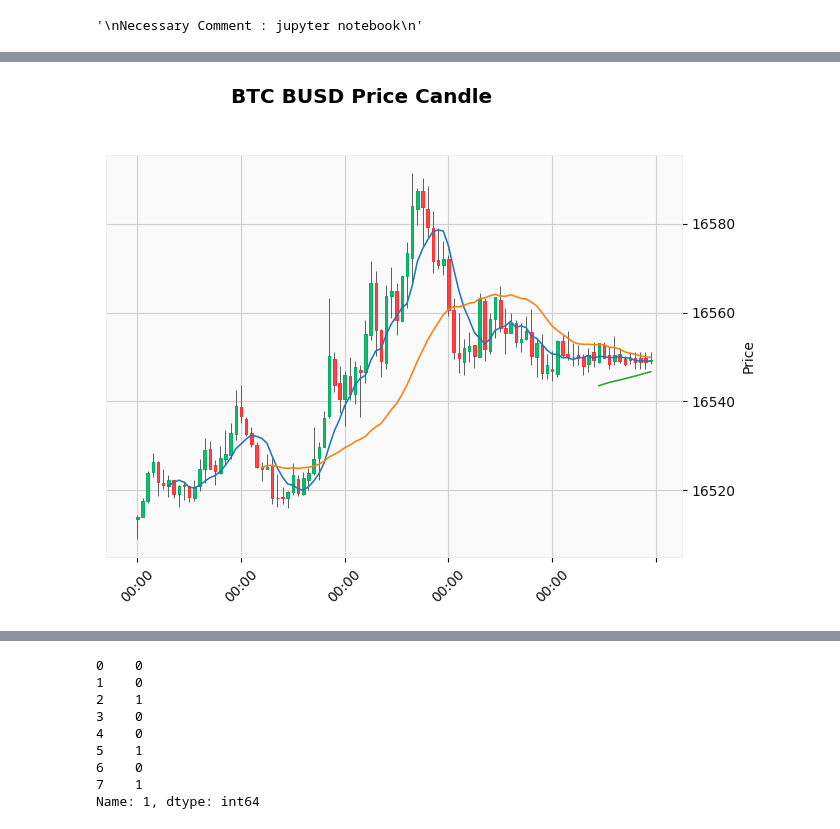
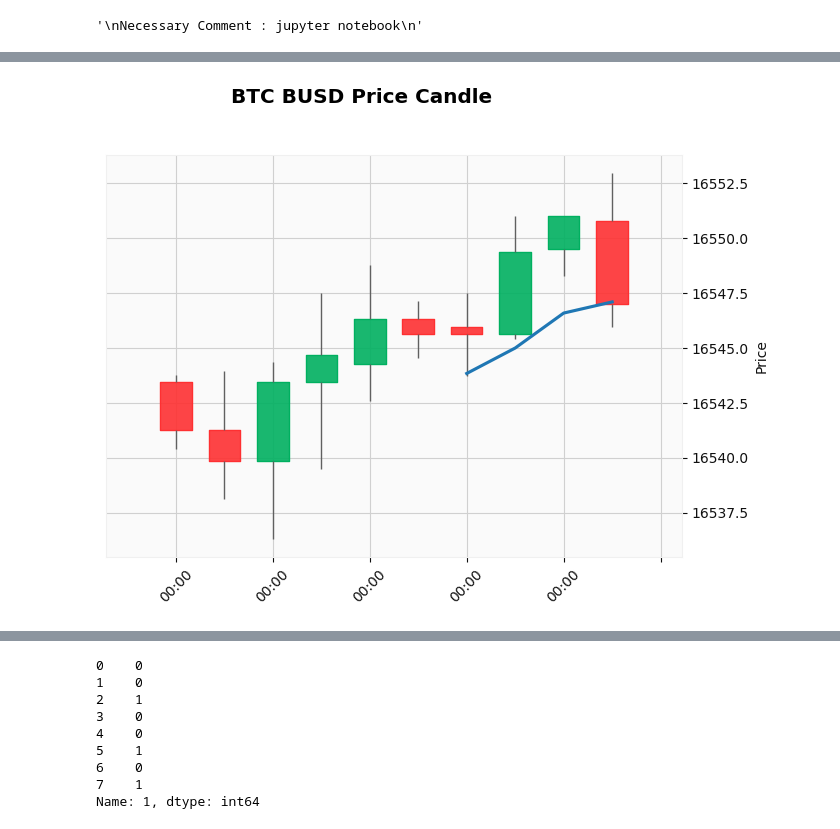
Before and after one commit to sushen/TradingAi, a Jupyter notebook: AiResearch.ipynb, the cells around one changed output, grey strips where cells are left out. Cells and saved outputs as stored; diff of their text form; code cells hidden in the pictures.

```diff
--- a/AiResearch.ipynb
+++ b/AiResearch.ipynb
@@ -89,16 +89,16 @@ df_candle = df.set_index('CloseTime')
 df_candle.index = pd.to_datetime(df.index, unit='ms')
 # %%
 mpf.plot(
-    df_candle.tail(100),
+    df_candle.tail(10),
 #     df,
     mav=[7, 25 , 90],
     type="candle",
 #     type="renko",
     title=f"BTC BUSD Price Candle",
     style="yahoo",
 )
 # %% [output]
-[figure, old version]
+[figure, new version]
 # %%
 df = df.set_index('CloseTime')
 df.index = pd.to_datetime(df.index, unit='ms')
```
Also changed, not shown: parts of 10 cells of this notebook, 1 other file.
